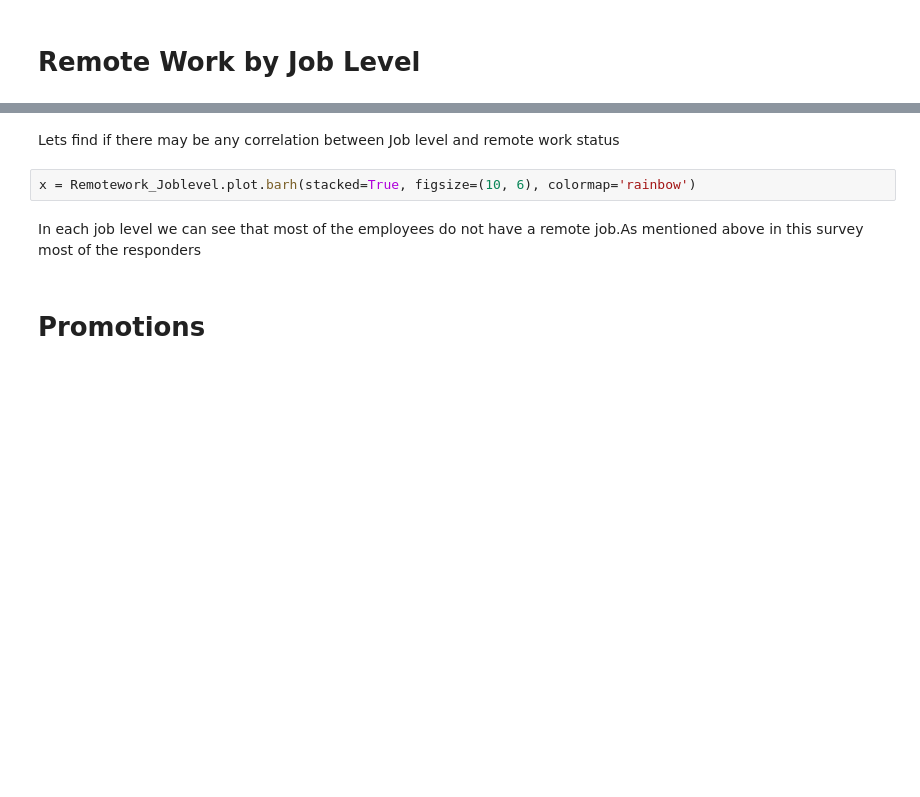
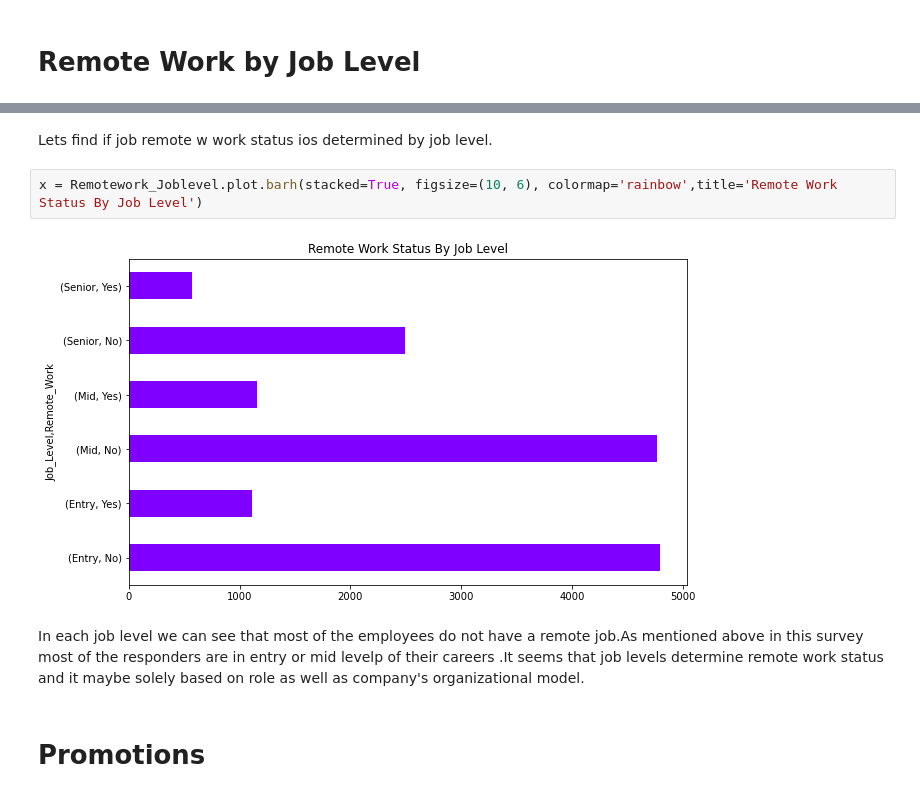
Before and after one commit to dikshya98/Python-01, a Jupyter notebook: Employee_Attrition_Analysis.ipynb, the cells around one changed output, grey strips where cells are left out. Cells and saved outputs as stored; diff of their text form; blank space fills up the shorter version.

```diff
--- a/Employee_Attrition_Analysis.ipynb
+++ b/Employee_Attrition_Analysis.ipynb
@@ -521,9 +639,11 @@ print(Remotework_Joblevel)
 # %% [markdown]
-Lets find if there may be any correlation between Job level and remote work status
+Lets find if job remote w work status ios determined by job level.
 # %%
-x = Remotework_Joblevel.plot.barh(stacked=True, figsize=(10, 6), colormap='rainbow')
+x = Remotework_Joblevel.plot.barh(stacked=True, figsize=(10, 6), colormap='rainbow',title='Remote Work Status By Job Level')
+# %% [output]
+[figure, added]
 # %% [markdown]
-In each job level we can see that most of the employees do not have a remote job.As mentioned above in this survey most of the responders
+In each job level we can see that most of the employees do not have a remote job.As mentioned above in this survey most of the responders  are in entry or mid levelp of their careers .It seems that job levels determine remote work status and it maybe solely based on role as well as company's organizational model.
 # %% [markdown]
 # Promotions
 # %%
```
Also changed, not shown: parts of 68 cells of this notebook.
